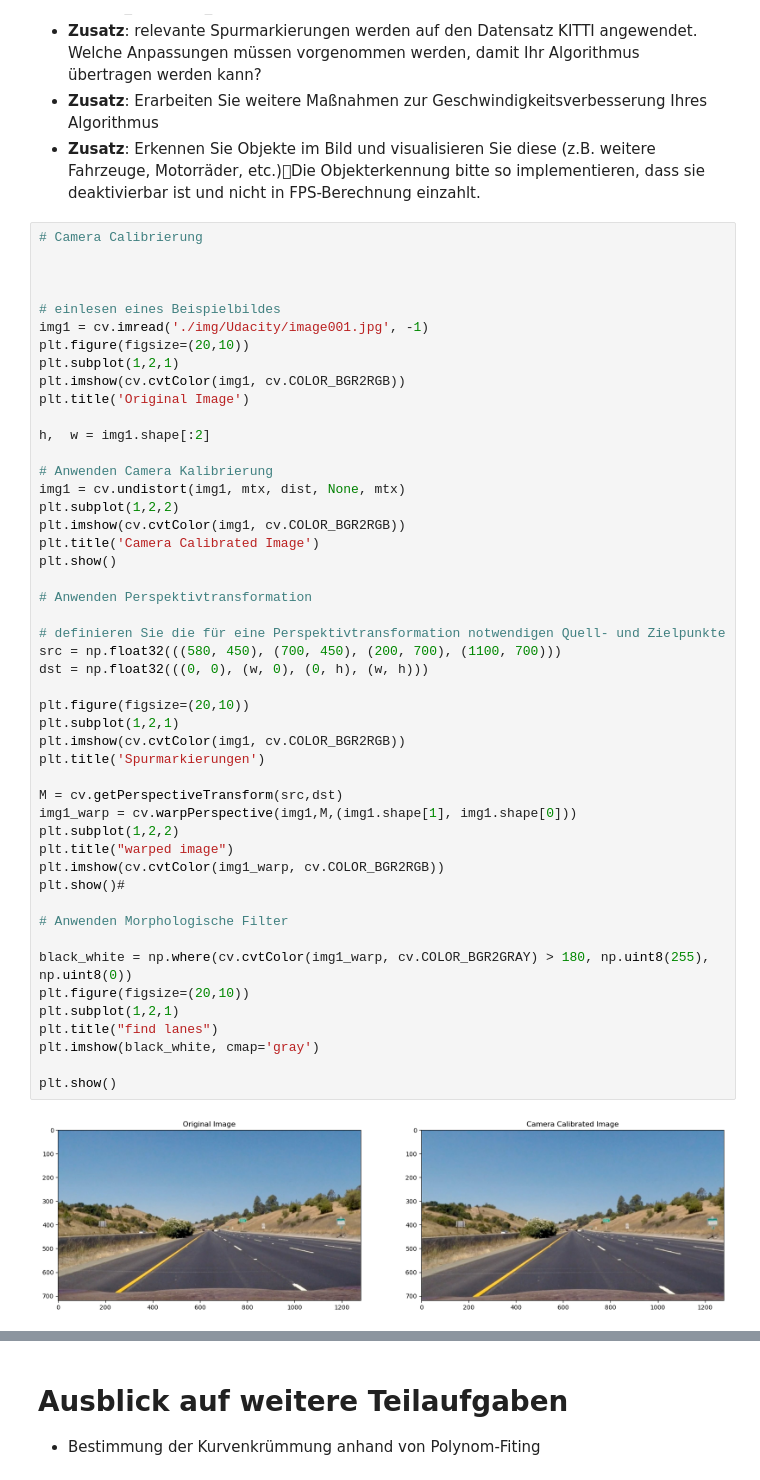
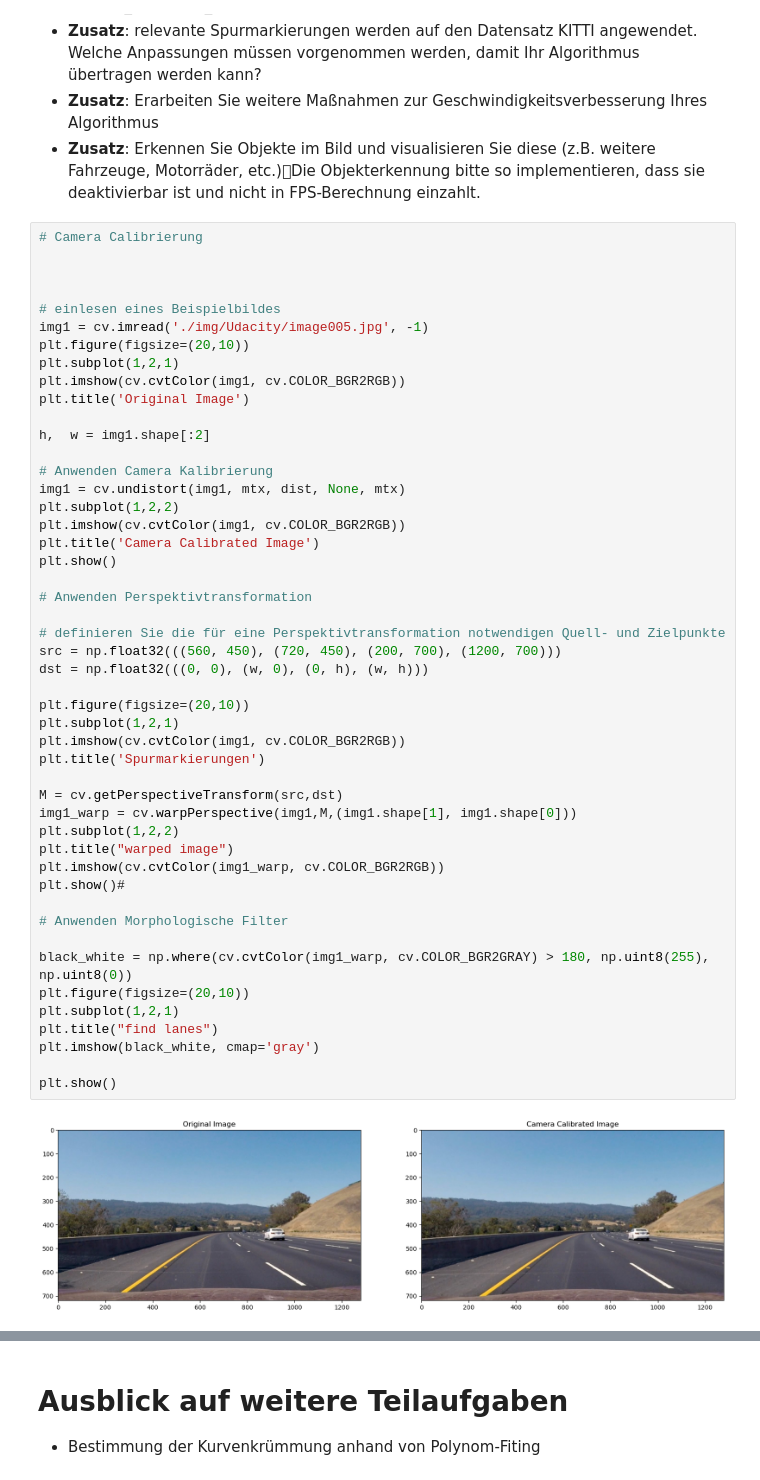
Before and after one commit to viccistrobel/DBV_Spurerkennung, a Jupyter notebook: Projekt_Spurerkennung_v6/Projekt_Spurerkennung_v2.ipynb, the cells around one changed output, grey strips where cells are left out. Drawn from its saved outputs; the diff is of its cells as text.

```diff
--- a/Projekt_Spurerkennung_v6/Projekt_Spurerkennung_v2.ipynb
+++ b/Projekt_Spurerkennung_v6/Projekt_Spurerkennung_v2.ipynb
@@ -120,7 +120,7 @@ Erkennen Sie die Fahrbahnmarkierungen bzw. Fahrstreifen auf den Bildquellen von
 
 
 # einlesen eines Beispielbildes
-img1 = cv.imread('./img/Udacity/image001.jpg', -1)
+img1 = cv.imread('./img/Udacity/image005.jpg', -1)
 plt.figure(figsize=(20,10))
 plt.subplot(1,2,1)
 plt.imshow(cv.cvtColor(img1, cv.COLOR_BGR2RGB))
@@ -135,32 +135,32 @@ plt.imshow(cv.cvtColor(img1, cv.COLOR_BGR2RGB))
 plt.title('Camera Calibrated Image')
 plt.show()
 
 # Anwenden Perspektivtransformation
 
 # definieren Sie die für eine Perspektivtransformation notwendigen Quell- und Zielpunkte
-src = np.float32(((580, 450), (700, 450), (200, 700), (1100, 700)))
+src = np.float32(((560, 450), (720, 450), (200, 700), (1200, 700)))
 dst = np.float32(((0, 0), (w, 0), (0, h), (w, h)))
 
 plt.figure(figsize=(20,10))
 plt.subplot(1,2,1)
 plt.imshow(cv.cvtColor(img1, cv.COLOR_BGR2RGB))
 plt.title('Spurmarkierungen')
 
 M = cv.getPerspectiveTransform(src,dst)
 img1_warp = cv.warpPerspective(img1,M,(img1.shape[1], img1.shape[0]))
 plt.subplot(1,2,2)
 plt.title("warped image")
 plt.imshow(cv.cvtColor(img1_warp, cv.COLOR_BGR2RGB))
 plt.show()#
 
 # Anwenden Morphologische Filter
 
 black_white = np.where(cv.cvtColor(img1_warp, cv.COLOR_BGR2GRAY) > 180, np.uint8(255), np.uint8(0))
 plt.figure(figsize=(20,10))
 plt.subplot(1,2,1)
 plt.title("find lanes")
 plt.imshow(black_white, cmap='gray')
 
 plt.show()
 # %% [output]
-[figure, old version]
+[figure, new version]
```
Also changed, not shown: parts of 3 cells of this notebook.
